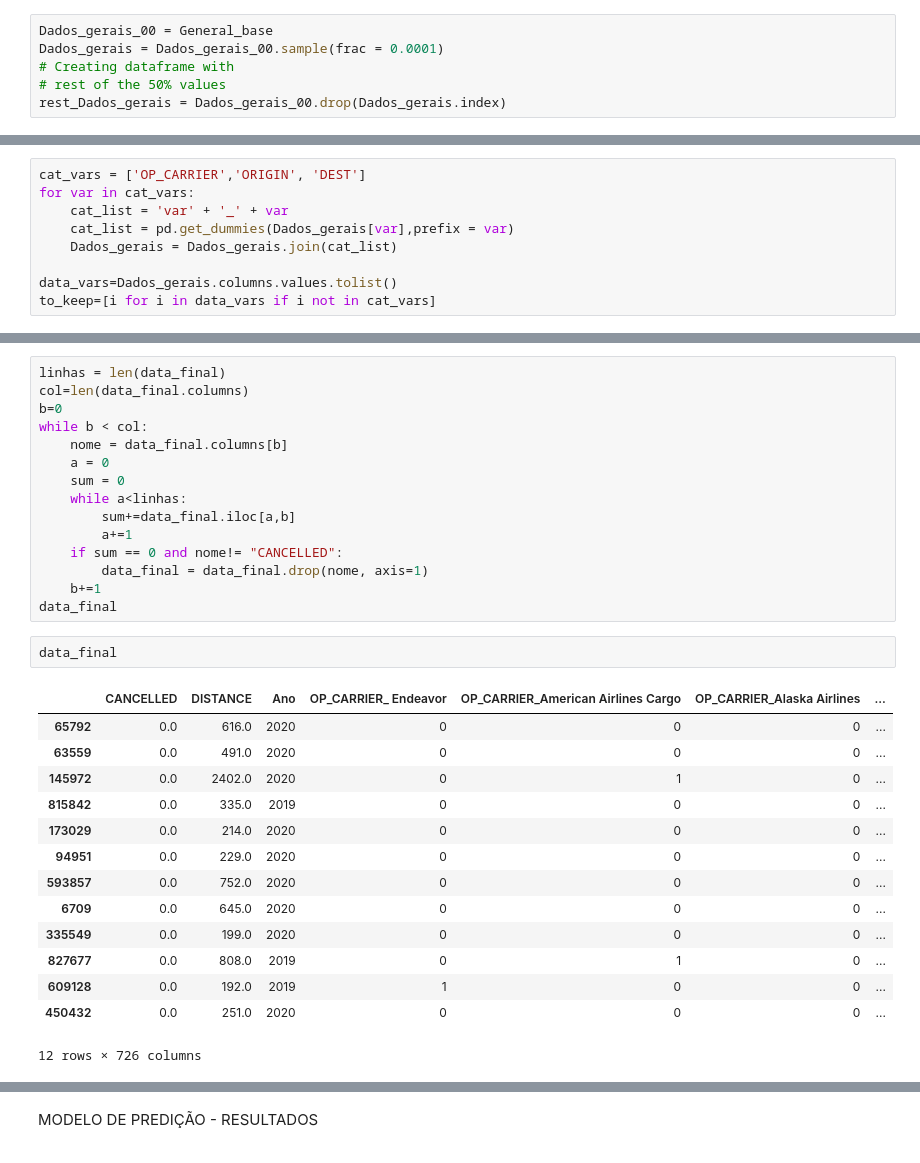
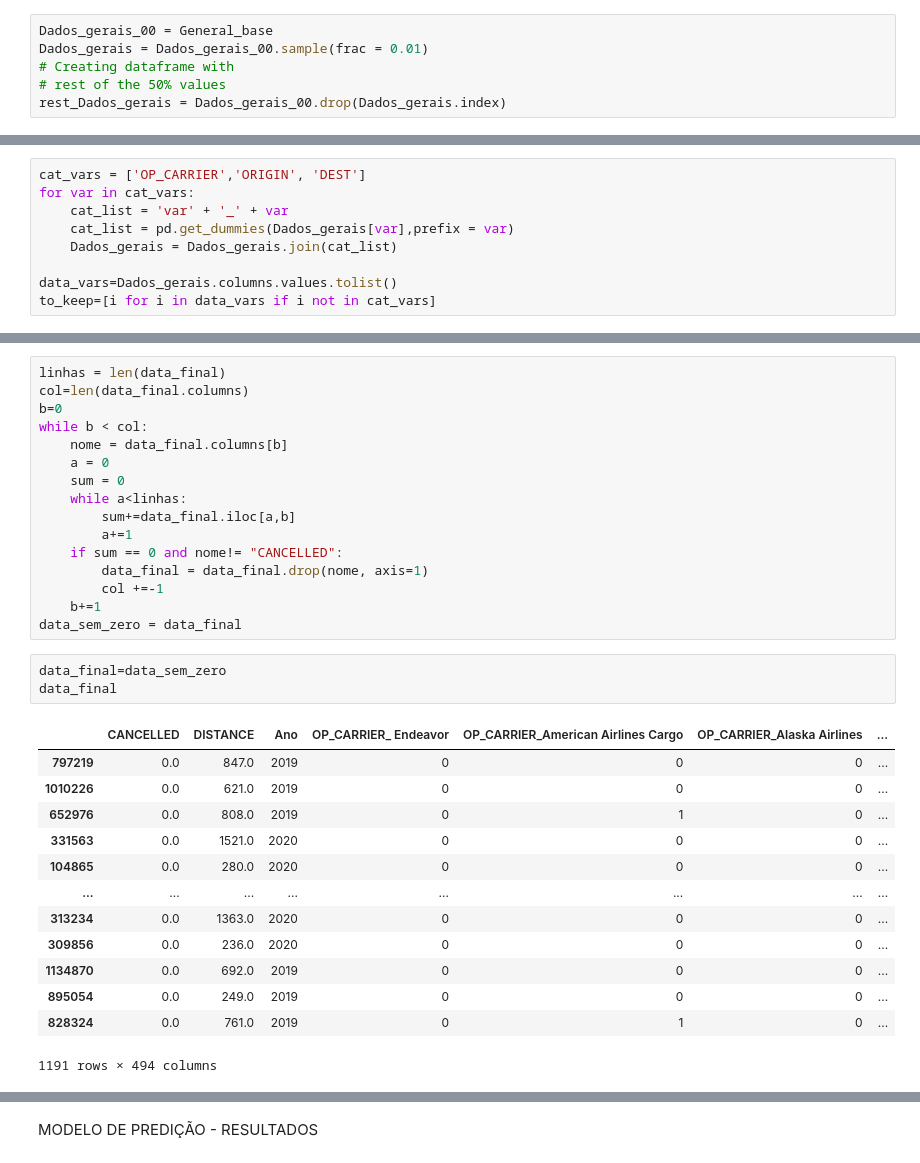
Before and after one commit to insper-classroom/22-2a-cd-p2-grupo_bexcamrefe, a Jupyter notebook: relatoriop2.ipynb, the cells around one changed output, grey strips where cells are left out. Cells and saved outputs as stored; diff of their text form.

```diff
--- a/relatoriop2.ipynb
+++ b/relatoriop2.ipynb
@@ -84,7 +84,7 @@ print(Comparador)
 General_base ['OP_CARRIER'].cat.categories = [' Endeavor','American Airlines Cargo','Alaska Airlines','JetBlue','Delta Air Lines','Atlatic Southeast Airlines','Frontier Flight','Allegiant Air','Hawaiian Airlines','Envoy Air','Spirit Airlines','Comair Delta Connection','SkyWest Airlines','United Airlines Cargo','Southwest Airlines','Mesa Airlines','Midwest Airlines']
 # %%
 Dados_gerais_00 = General_base
-Dados_gerais = Dados_gerais_00.sample(frac = 0.0001)
+Dados_gerais = Dados_gerais_00.sample(frac = 0.01)
 # Creating dataframe with
 # rest of the 50% values
 rest_Dados_gerais = Dados_gerais_00.drop(Dados_gerais.index)
@@ -404,24 +404,25 @@ while b < col:
         a+=1
     if sum == 0 and nome!= "CANCELLED":
         data_final = data_final.drop(nome, axis=1)
+        col +=-1
     b+=1
-data_final
+data_sem_zero = data_final
 # %%
+data_final=data_sem_zero
 data_final
 # %% [output]
 |  | CANCELLED | DISTANCE | Ano | OP_CARRIER_ Endeavor | OP_CARRIER_American Airlines Cargo | OP_CARRIER_Alaska Airlines | ... |
-| 65792 | 0.0 | 616.0 | 2020 | 0 | 0 | 0 | ... |
-| 63559 | 0.0 | 491.0 | 2020 | 0 | 0 | 0 | ... |
-| 145972 | 0.0 | 2402.0 | 2020 | 0 | 1 | 0 | ... |
-| 815842 | 0.0 | 335.0 | 2019 | 0 | 0 | 0 | ... |
-| 173029 | 0.0 | 214.0 | 2020 | 0 | 0 | 0 | ... |
-| 94951 | 0.0 | 229.0 | 2020 | 0 | 0 | 0 | ... |
-| 593857 | 0.0 | 752.0 | 2020 | 0 | 0 | 0 | ... |
-| 6709 | 0.0 | 645.0 | 2020 | 0 | 0 | 0 | ... |
-| 335549 | 0.0 | 199.0 | 2020 | 0 | 0 | 0 | ... |
-| 827677 | 0.0 | 808.0 | 2019 | 0 | 1 | 0 | ... |
-| 609128 | 0.0 | 192.0 | 2019 | 1 | 0 | 0 | ... |
-| 450432 | 0.0 | 251.0 | 2020 | 0 | 0 | 0 | ... |
+| 797219 | 0.0 | 847.0 | 2019 | 0 | 0 | 0 | ... |
+| 1010226 | 0.0 | 621.0 | 2019 | 0 | 0 | 0 | ... |
+| 652976 | 0.0 | 808.0 | 2019 | 0 | 1 | 0 | ... |
+| 331563 | 0.0 | 1521.0 | 2020 | 0 | 0 | 0 | ... |
+| 104865 | 0.0 | 280.0 | 2020 | 0 | 0 | 0 | ... |
+| ... | ... | ... | ... | ... | ... | ... | ... |
+| 313234 | 0.0 | 1363.0 | 2020 | 0 | 0 | 0 | ... |
+| 309856 | 0.0 | 236.0 | 2020 | 0 | 0 | 0 | ... |
+| 1134870 | 0.0 | 692.0 | 2019 | 0 | 0 | 0 | ... |
+| 895054 | 0.0 | 249.0 | 2019 | 0 | 0 | 0 | ... |
+| 828324 | 0.0 | 761.0 | 2019 | 0 | 1 | 0 | ... |
-12 rows × 726 columns
+1191 rows × 494 columns
 # %%
 X = data_final.loc[:, data_final.columns != 'CANCELLED']
```
Also changed, not shown: parts of 18 cells of this notebook, 1 other file.
